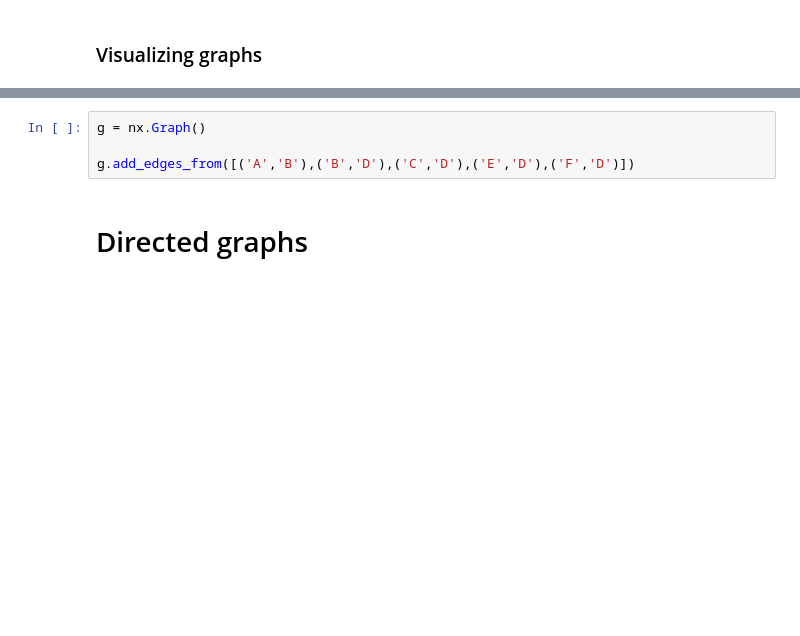
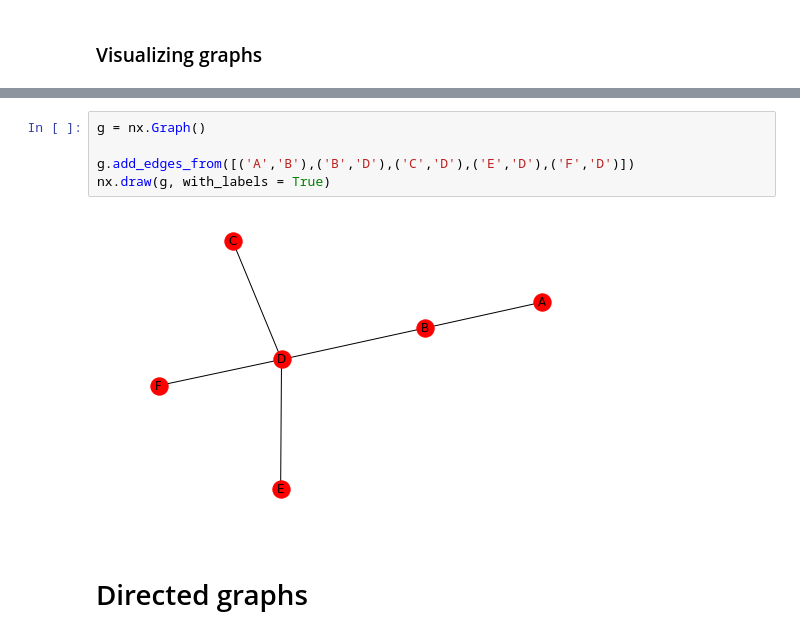
Before and after one commit to Chrisneny/ce599, a Jupyter notebook: 12-Networks/Networks.ipynb, the cells around one changed output, grey strips where cells are left out. Drawn from its saved outputs; the diff is of its cells as text; blank space fills up the shorter version.

```diff
--- a/12-Networks/Networks.ipynb
+++ b/12-Networks/Networks.ipynb
@@ -104,6 +104,9 @@ nx.draw(h, node_color=BLUE, with_labels=True)
 # %%
 g = nx.Graph()
 
 g.add_edges_from([('A','B'),('B','D'),('C','D'),('E','D'),('F','D')])
+nx.draw(g, with_labels = True)
+# %% [output]
+[figure, added]
 # %% [markdown]
 # Directed graphs
```
Also changed, not shown: parts of 31 cells of this notebook.
